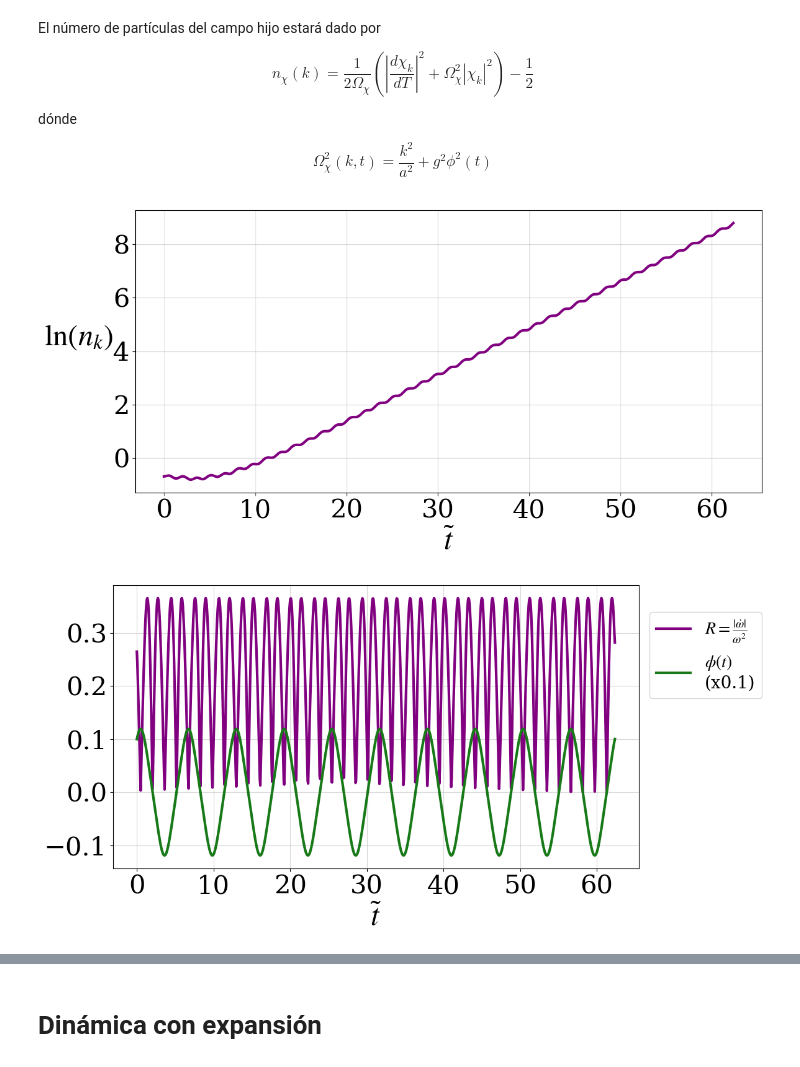
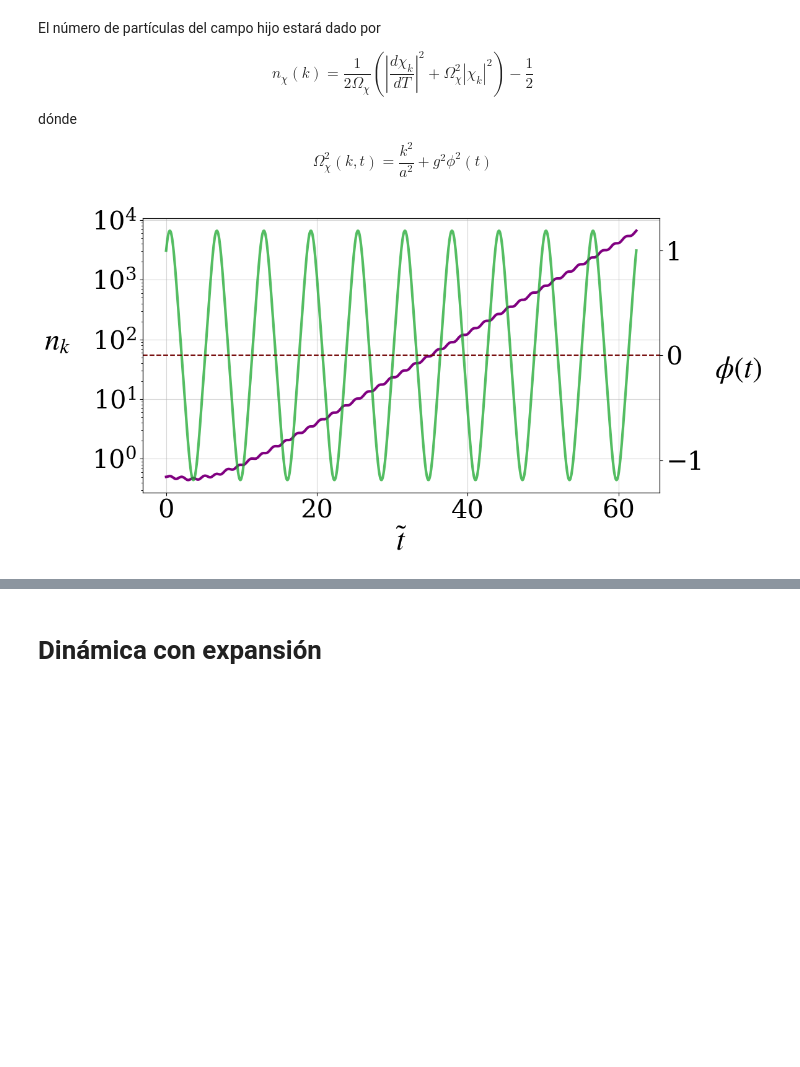
Before and after one commit to TomasCiccarella/Tesis, a Jupyter notebook: lphi4/lphi4.ipynb, the cells around one changed output, grey strips where cells are left out. Drawn from its saved outputs; the diff is of its cells as text; code cells hidden in the pictures; blank space fills up the shorter version.

Commit message:
Actualizo los plots del Cap3

```diff
--- a/lphi4/lphi4.ipynb
+++ b/lphi4/lphi4.ipynb
@@ -499,35 +499,26 @@ $$\Omega_\chi^2 (k, t) = \frac{k^2}{a^2} + g^2 \phi^2 (t)$$
 # %%
 nk, omegak = number(kn, qn, sol_narrow.y[0], sol_narrow.y[2], sol_narrow.y[3], 1)
 t = sol_narrow.t
 
-plt.figure(figsize=(12, 6))
-plt.plot(t, np.log(nk), lw = 3, color = "purple")
-plt.xlabel(r'$\tilde{t}$', fontsize = 35)
-plt.ylabel(r'$\ln(n_k)$', fontsize = 35, rotation='horizontal', labelpad=40)
-plt.xticks(fontsize=30)
-plt.yticks(fontsize=30)
-plt.grid(alpha=0.5)
-plt.tight_layout()
+fig, ax1 = plt.subplots(figsize=(12, 6))
+ax1.semilogy(t, nk, lw = 3, color = "purple", zorder = 20)
+ax1.set_xlabel(r'$\tilde{t}$', fontsize = 35)
+ax1.set_ylabel(r'$n_k$', fontsize = 35, rotation='horizontal', labelpad=40)
+ax1.tick_params(axis='x', labelsize=30)
+ax1.tick_params(axis='y', labelsize=30)
+ax1.grid(alpha=0.5)
+
+ax2 = ax1.twinx()
+ax2.plot(t, sol_narrow.y[0], lw = 3, color = "#1BA72E", alpha = 0.75)
+ax2.axhline(y = 0, ls = "--", color = "#720303")
+ax2.set_ylabel(r'$\phi(t)$', fontsize = 35, rotation='horizontal', labelpad=40)
+ax2.tick_params(axis='y', labelsize=30)
+
+fig.tight_layout()
 #plt.show()
-plt.savefig("nk_Narrow_Resonance_lphi4.pdf", format = "pdf")
-
-omegak_prime = np.gradient(omegak, t)
-adiabaticity = np.abs(omegak_prime) / omegak**2
-plt.figure(figsize=(12, 6))
-plt.plot(t, adiabaticity, lw = 3, color = "purple", label = r'$R = \frac{|\dot{\omega}|}{\omega^2}$')
-plt.plot(t, sol_narrow.y[0]*0.1, lw=3, color="#177917", label=r'$\phi(t)$' + '\n' + r'(x0.1)')
-plt.xlabel(r'$\tilde{t}$', fontsize = 35)
-plt.legend(fontsize = 20, loc = (1.02,0.6))
-#plt.ylabel(r'$R$', fontsize = 35, rotation='horizontal', labelpad=40)
-plt.xticks(fontsize=30)
-plt.yticks(fontsize=30)
-#plt.yscale('log')
-plt.grid(alpha=0.5)
-plt.tight_layout()
-plt.show()
+fig.savefig("nk_Narrow_Resonance_lphi4.pdf", format = "pdf")
 # %% [output]
-[figure, old version]
+[figure, new version]
-[figure, removed]
 # %%
 nk, omegak = number(kb, qb, sol_broad.y[0], sol_broad.y[2], sol_broad.y[3], 1)
 t = sol_broad.t
```
Also changed, not shown: parts of 3 cells of this notebook, 54 other files.
